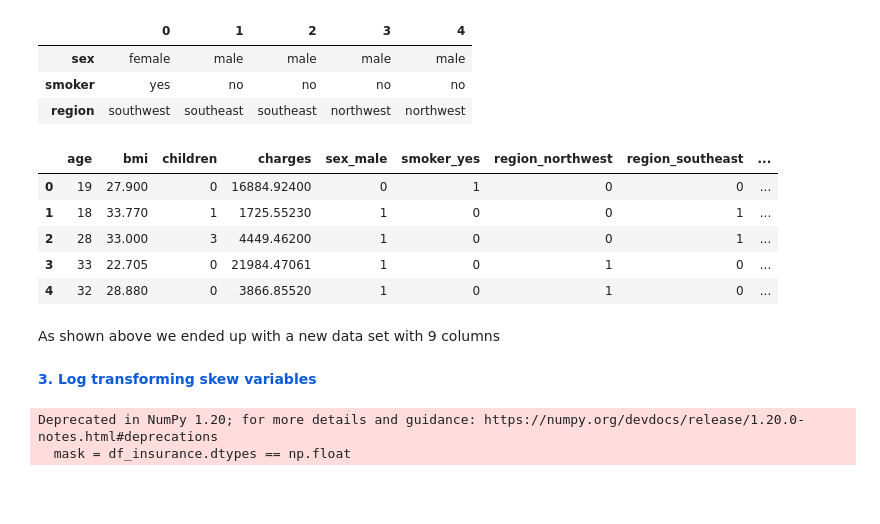
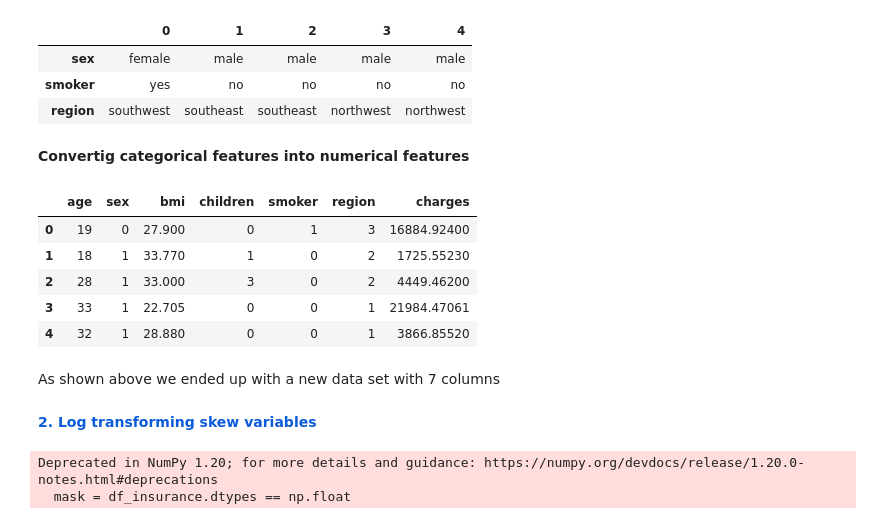
Before and after one commit to junaid1990/IBM-Machine-Learning-Professional-Certificate, a Jupyter notebook: 01-Exploratory Data Analysis for Machine Learning/1-Final_Assignment_Insurance.ipynb, the cells around one changed output. Cells and saved outputs as stored; diff of their text form; code cells hidden in the pictures; blank space fills up the shorter version.

```diff
--- a/01-Exploratory Data Analysis for Machine Learning/1-Final_Assignment_Insurance.ipynb
+++ b/01-Exploratory Data Analysis for Machine Learning/1-Final_Assignment_Insurance.ipynb
@@ -450,21 +428,27 @@ df_insurance[categorical_cols_list].head().T
 | sex | female | male | male | male | male |
 | smoker | yes | no | no | no | no |
 | region | southwest | southeast | southeast | northwest | northwest |
-# %%
-# One-hot encoding the dummy variables:
-df_insurance = pd.get_dummies(df_insurance, columns=categorical_cols_list, drop_first=True)
-df_insurance.head()
-# %% [output]
-|  | age | bmi | children | charges | sex_male | smoker_yes | region_northwest | region_southeast | ... |
-| 0 | 19 | 27.900 | 0 | 16884.92400 | 0 | 1 | 0 | 0 | ... |
-| 1 | 18 | 33.770 | 1 | 1725.55230 | 1 | 0 | 0 | 1 | ... |
-| 2 | 28 | 33.000 | 3 | 4449.46200 | 1 | 0 | 0 | 1 | ... |
-| 3 | 33 | 22.705 | 0 | 21984.47061 | 1 | 0 | 1 | 0 | ... |
-| 4 | 32 | 28.880 | 0 | 3866.85520 | 1 | 0 | 1 | 0 | ... |
+# %% [markdown]
+**Convertig categorical features into numerical features**
+# %%
+from sklearn.preprocessing import LabelEncoder
+
+le = LabelEncoder()
+for category in categorical_cols_list:
+    le.fit(df_insurance[category].drop_duplicates())
+    df_insurance[category] = le.transform(df_insurance[category])
+df_insurance.head()
+# %% [output]
+|  | age | sex | bmi | children | smoker | region | charges |
+| 0 | 19 | 0 | 27.900 | 0 | 1 | 3 | 16884.92400 |
+| 1 | 18 | 1 | 33.770 | 1 | 0 | 2 | 1725.55230 |
+| 2 | 28 | 1 | 33.000 | 3 | 0 | 2 | 4449.46200 |
+| 3 | 33 | 1 | 22.705 | 0 | 0 | 1 | 21984.47061 |
+| 4 | 32 | 1 | 28.880 | 0 | 0 | 1 | 3866.85520 |
 # %% [markdown]
-As shown above we ended up with a new data set with 9 columns
+As shown above we ended up with a new data set with 7 columns
 # %% [markdown]
-**<font color=#0b5bdb>3. Log transforming skew variables</font>**
+**<font color=#0b5bdb>2. Log transforming skew variables</font>**
 # %%
 # Create a list of float colums to check for skewing
 mask = df_insurance.dtypes == np.float
```
Also changed, not shown: parts of 18 cells of this notebook.
